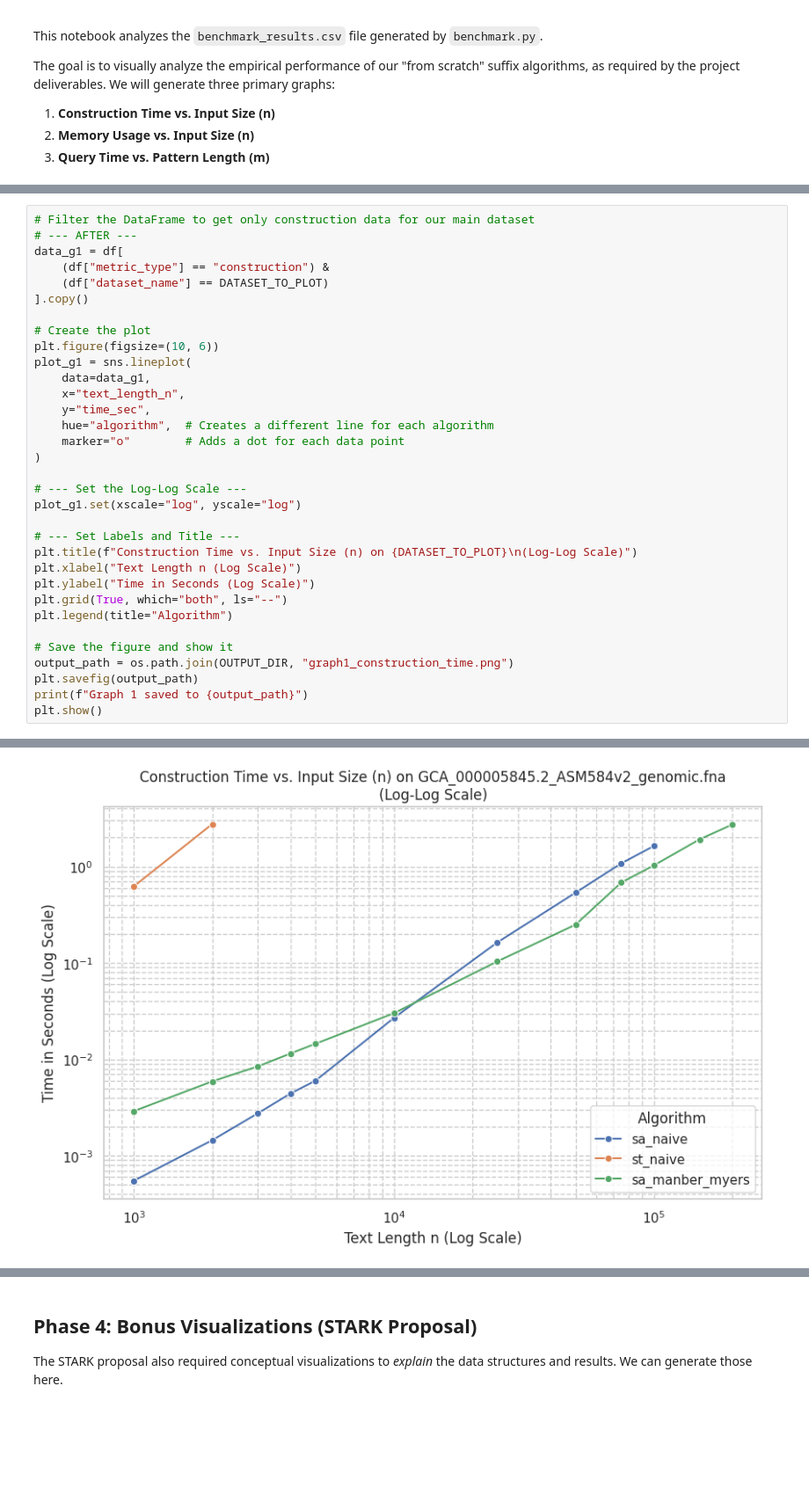
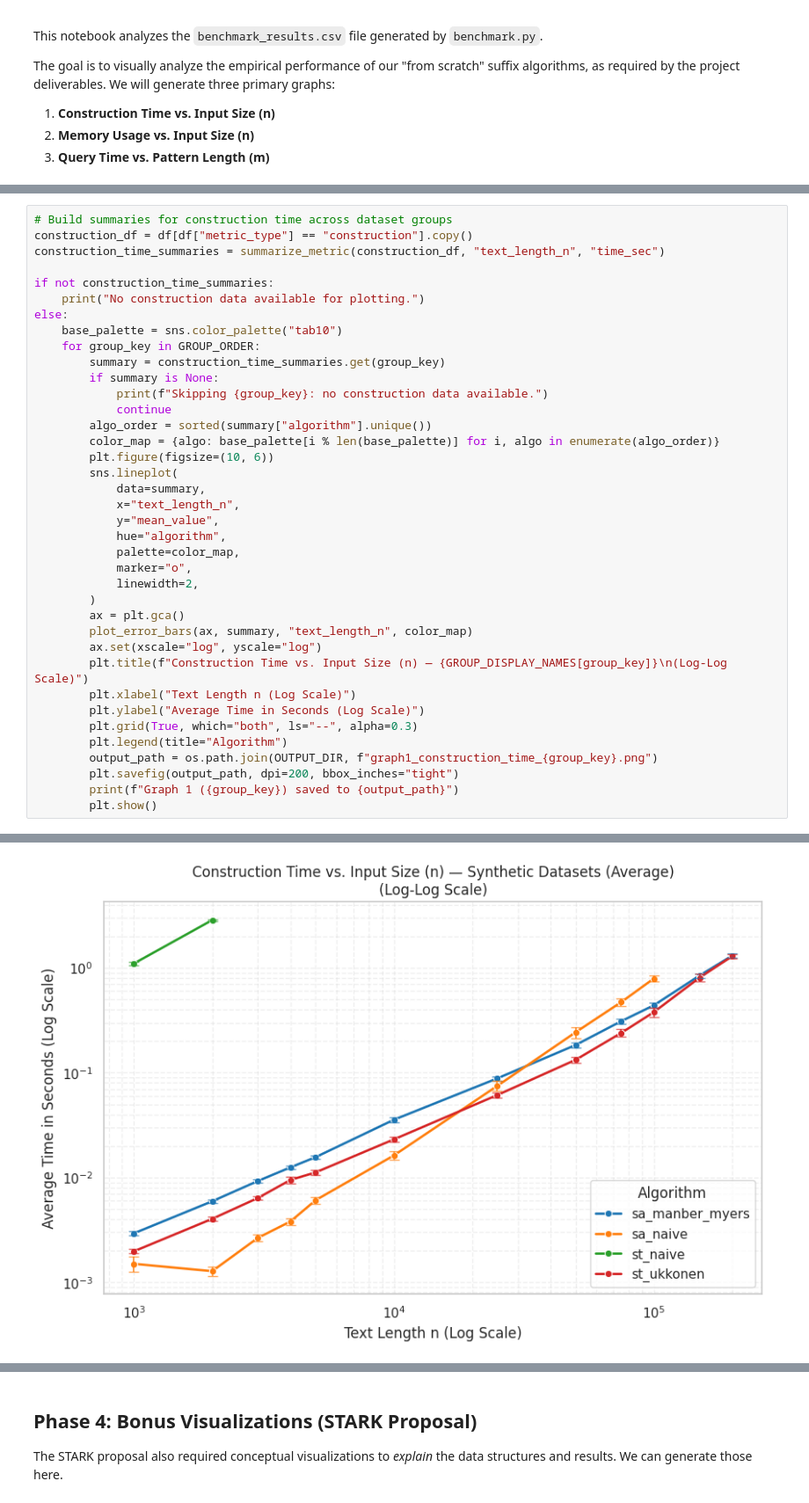
Before and after one commit to Tanush-IIITH/STARK, a Jupyter notebook: Suffix Arrays-Trees/analysis.ipynb, the cells around one changed output, grey strips where cells are left out. Shown at 88% size. Drawn from its saved outputs; the diff is of its cells as text; blank space fills up the shorter version.

```diff
--- a/Suffix Arrays-Trees/analysis.ipynb
+++ b/Suffix Arrays-Trees/analysis.ipynb
@@ -95,34 +163,39 @@ As we discussed, a simple linear plot will make the `sa_naive` data (which only
 # %%
-# Filter the DataFrame to get only construction data for our main dataset
-# --- AFTER ---
-data_g1 = df[
-    (df["metric_type"] == "construction") &
-    (df["dataset_name"] == DATASET_TO_PLOT)
-].copy()
+# Build summaries for construction time across dataset groups
+construction_df = df[df["metric_type"] == "construction"].copy()
+construction_time_summaries = summarize_metric(construction_df, "text_length_n", "time_sec")
 
-# Create the plot
-plt.figure(figsize=(10, 6))
-plot_g1 = sns.lineplot(
-    data=data_g1,
-    x="text_length_n",
-    y="time_sec",
-    hue="algorithm",  # Creates a different line for each algorithm
-    marker="o"        # Adds a dot for each data point
-)
-
-# --- Set the Log-Log Scale ---
-plot_g1.set(xscale="log", yscale="log")
-
-# --- Set Labels and Title ---
-plt.title(f"Construction Time vs. Input Size (n) on {DATASET_TO_PLOT}\n(Log-Log Scale)")
-plt.xlabel("Text Length n (Log Scale)")
-plt.ylabel("Time in Seconds (Log Scale)")
-plt.grid(True, which="both", ls="--")
-plt.legend(title="Algorithm")
-
-# Save the figure and show it
-output_path = os.path.join(OUTPUT_DIR, "graph1_construction_time.png")
-plt.savefig(output_path)
-print(f"Graph 1 saved to {output_path}")
-plt.show()
+if not construction_time_summaries:
+    print("No construction data available for plotting.")
+else:
+    base_palette = sns.color_palette("tab10")
+    for group_key in GROUP_ORDER:
+        summary = construction_time_summaries.get(group_key)
+        if summary is None:
+            print(f"Skipping {group_key}: no construction data available.")
+            continue
+        algo_order = sorted(summary["algorithm"].unique())
+        color_map = {algo: base_palette[i % len(base_palette)] for i, algo in enumerate(algo_order)}
+        plt.figure(figsize=(10, 6))
+        sns.lineplot(
+            data=summary,
+            x="text_length_n",
+            y="mean_value",
+            hue="algorithm",
+            palette=color_map,
+            marker="o",
+            linewidth=2,
+        )
+        ax = plt.gca()
+        plot_error_bars(ax, summary, "text_length_n", color_map)
+        ax.set(xscale="log", yscale="log")
+        plt.title(f"Construction Time vs. Input Size (n) — {GROUP_DISPLAY_NAMES[group_key]}\n(Log-Log Scale)")
+        plt.xlabel("Text Length n (Log Scale)")
+        plt.ylabel("Average Time in Seconds (Log Scale)")
+        plt.grid(True, which="both", ls="--", alpha=0.3)
+        plt.legend(title="Algorithm")
+        output_path = os.path.join(OUTPUT_DIR, f"graph1_construction_time_{group_key}.png")
+        plt.savefig(output_path, dpi=200, bbox_inches="tight")
+        print(f"Graph 1 ({group_key}) saved to {output_path}")
+        plt.show()
 # %% [output]
@@ -131 +203 @@ Graph 1 saved to graphs/graph1_construction_time.png
-[figure, old version]
+[figure, new version]
```
Also changed, not shown: parts of 20 cells of this notebook, 46 other files.
